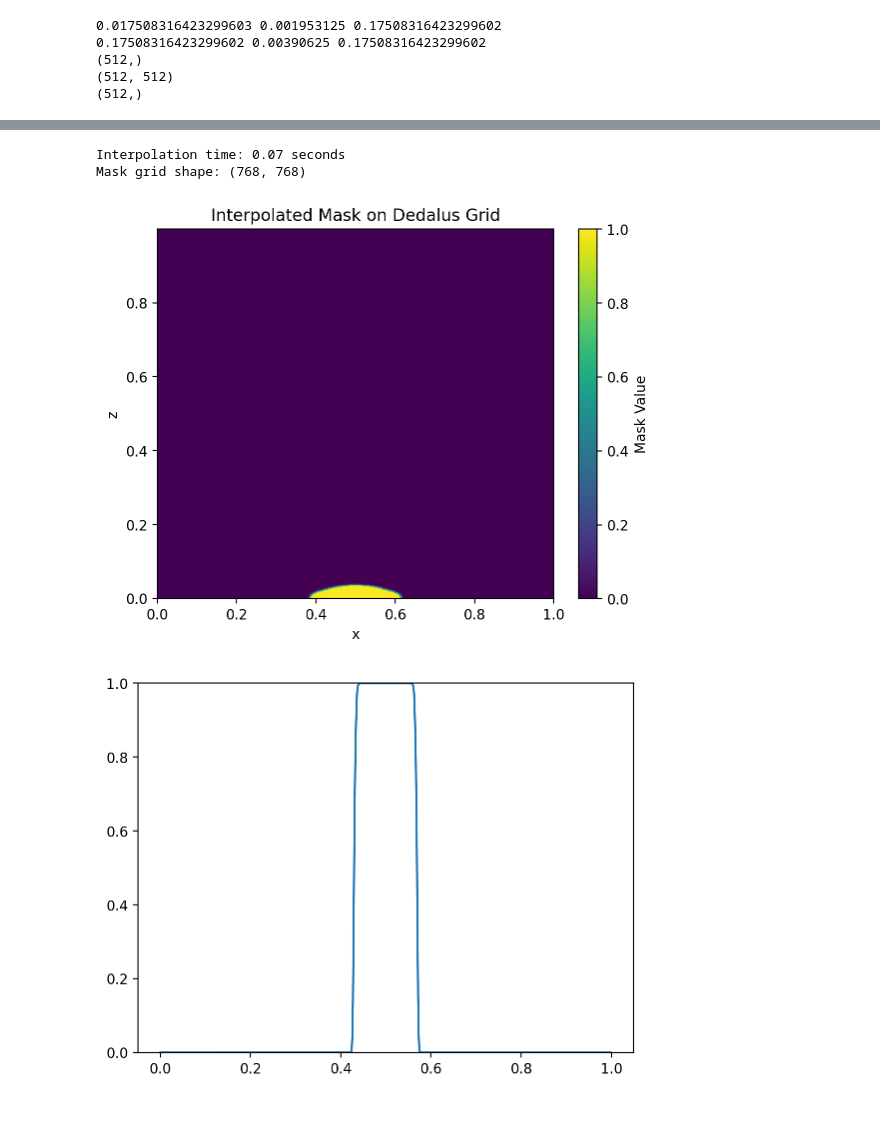
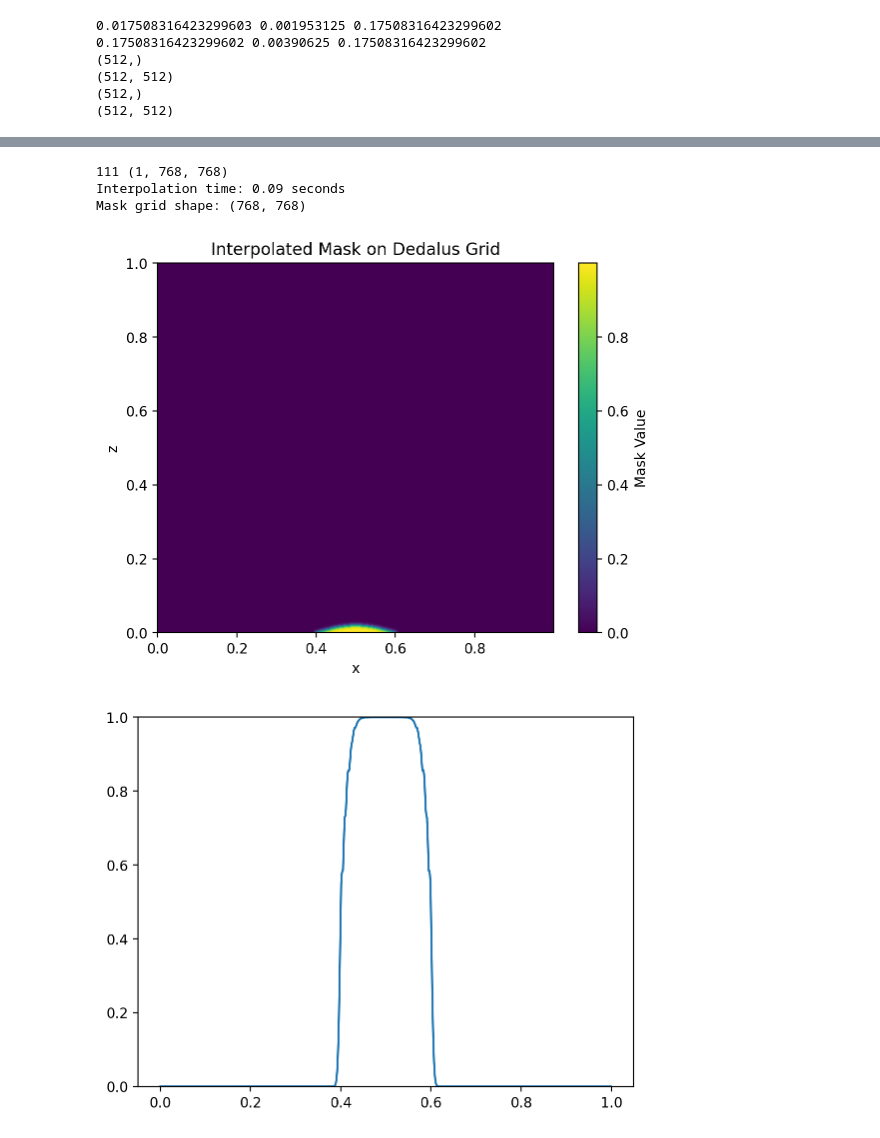
Before and after one commit to bz226/Research-Dedalus, a Jupyter notebook: 2d-AR=64/Mountain_Clean.ipynb, the cells around one changed output, grey strips where cells are left out. Drawn from its saved outputs; the diff is of its cells as text; code cells hidden in the pictures.

```diff
--- a/2d-AR=64/Mountain_Clean.ipynb
+++ b/2d-AR=64/Mountain_Clean.ipynb
@@ -54,9 +54,13 @@ for i in range(Nx):
         else:
             newcell[j,i] = 1
 print(newcell.shape)
+
 plt.imshow(newcell)
-newdistance = skfmm.distance(newcell, dx = 0.06,periodic=(False,True))
-newdistance = newdistance-0.5
+newcell = newcell-.5
+plt.imshow(newcell)
+# newdistance = skfmm.distance(newcell, dx = 2**(1/2)*Lx/Nx ,periodic=(False,True))
+newdistance = skfmm.distance(newcell, dx = 0.03 ,periodic=(False,True))
+# newdistance = newdistance-0.5
 
 def mask(x): return 0.5*(1-erf(np.pi**(1/2)*x))
 
@@ -79,22 +83,23 @@ print(z.shape)
 
 distance_func = sci.RegularGridInterpolator((zl, xl), newdistance, bounds_error=True, fill_value=-0.5)
 # Generate a meshgrid of x and z
-X, Z = np.meshgrid(x, z, indexing='ij')
+X,Z = np.meshgrid(x, z, indexing='ij')
 
 # Stack the coordinates for interpolation
-points = np.stack((Z.ravel(), X.ravel()),axis=-1)  # Shape (Nx*Nz, 2)
+# points = np.stack((Z.ravel(), X.ravel()),axis=-1)  # Shape (Nx*Nz, 2)
 
 # Interpolate over the grid
-distance_hi = distance_func(points).reshape(X.shape)
-distance_hi = distance_hi.T
+# distance_hi = distance_func(points).reshape(X.shape)
+distance_hi = distance_func((z[:,None],x[None,:]))
 # distance_hi = distance_func((z,x))
-
+print(newdistance.shape)
 fig = plt.figure(figsize=[12,6])
 ax1 = fig.add_subplot(1,2,1)
-mesh1 = ax1.pcolormesh(xl, zl, newdistance, shading='auto', vmin=-0.5, vmax=0.5)
+# mesh1 = ax1.contour(np.meshgrid(zl,xl), newdistance, levels=10)
+mesh1 = ax1.pcolormesh(xl,zl, newdistance, shading='nearest', vmin=-0.5, vmax=0.5)
 plt.colorbar(mesh1)
 ax2 = fig.add_subplot(1,2,2)
-mesh2 = ax2.pcolormesh(x, z, distance_hi, shading='auto', vmin=-0.5, vmax=0.5)
+mesh2 = ax2.pcolormesh(x,z, distance_hi, shading='nearest', vmin=-0.5, vmax=0.5)
 plt.colorbar(mesh2)
 
 for ax in [ax1,ax2]:
@@ -106,7 +111,7 @@ for ax in [ax1,ax2]:
 
 fig, ax = plt.subplots(figsize=[12,12])
 # plot = ax.pcolormesh(x_hi, z_hi, mask(distance_hi/δ),cmap='Greys')
-plot = ax.pcolormesh(z, x, mask(newdistance/δ),cmap='Greys')
+plot = ax.pcolormesh(x,z, mask(distance_hi/δ),cmap='Greys')
 ax.set(aspect=1)
 plt.colorbar(plot,ax=ax)
 plt.show()
@@ -137,10 +142,10 @@ xg = dist.local_grid(xbasis, scale=dealias)
 zg = dist.local_grid(zbasis, scale=dealias)
 
 start_time = time.time()
-
+print("111",distance_func((zg[:,None],xg[None,:])).shape)
 # Vectorized interpolation
 X, Z = np.meshgrid(xg[:, 0], zg[0, :], indexing='ij')
-mask_grid['g'] = mask(distance_func((X,Z))/δ)
+mask_grid['g'] = mask(distance_func((zg[:,None],xg[None,:]))/δ)
 # mask_grid['g'] = interp_smooth((zg, xg))
 # mask_grid['g'] = mask(newdistance/δ)
 
@@ -151,14 +156,17 @@ print(f"Mask grid shape: {mask_grid['g'].shape}")
 
 
 # plt.figure(figsize=(5, 20))
-plt.pcolormesh(zg[0, :],xg[:, 0], mask_grid['g'], shading='auto')
+# plt.imshow(mask_grid['g'], origin='lower', aspect='auto')
+# plt.contour(np.meshgrid(xg[:,0],zg[0,:]), mask_grid['g'])
+xplt,zplt=np.meshgrid(xg[:,0],zg[0,:])
+plt.pcolormesh(xplt,zplt, mask_grid['g'].T, shading='nearest')
 plt.colorbar(label='Mask Value')
 plt.title('Interpolated Mask on Dedalus Grid')
 plt.xlabel('x')
 plt.ylabel('z')
 plt.show()
 
-plt.plot(xg[:,0],mask_grid['g'][10,:])
+plt.plot(xg[:,0],mask_grid['g'][:,1])
 plt.ylim(0, 1)
 plt.show()
 # %% [output]
@@ -167,4 +175,5 @@ plt.show()
 (512,)
 (512, 512)
 (512,)
+(512, 512)
 [figure]
@@ -173,7 +182,8 @@ plt.show()
-Interpolation time: 0.07 seconds
+111 (1, 768, 768)
+Interpolation time: 0.09 seconds
 Mask grid shape: (768, 768)
-[figure, old version]
+[figure, new version]
-[figure, old version]
+[figure, new version]
 # %%
 import h5py
 
```
Also changed, not shown: parts of 1 cell of this notebook, 2 other files.
